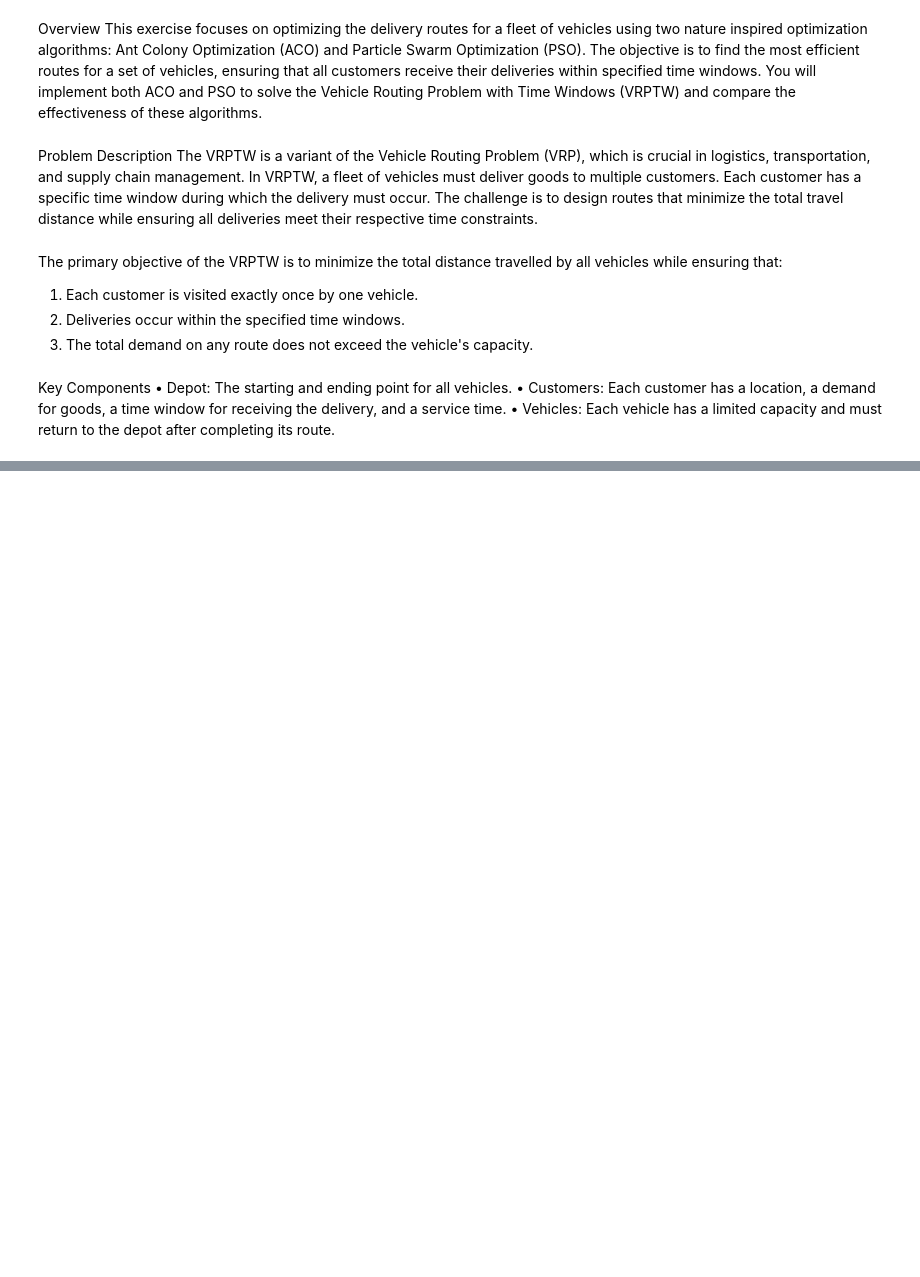
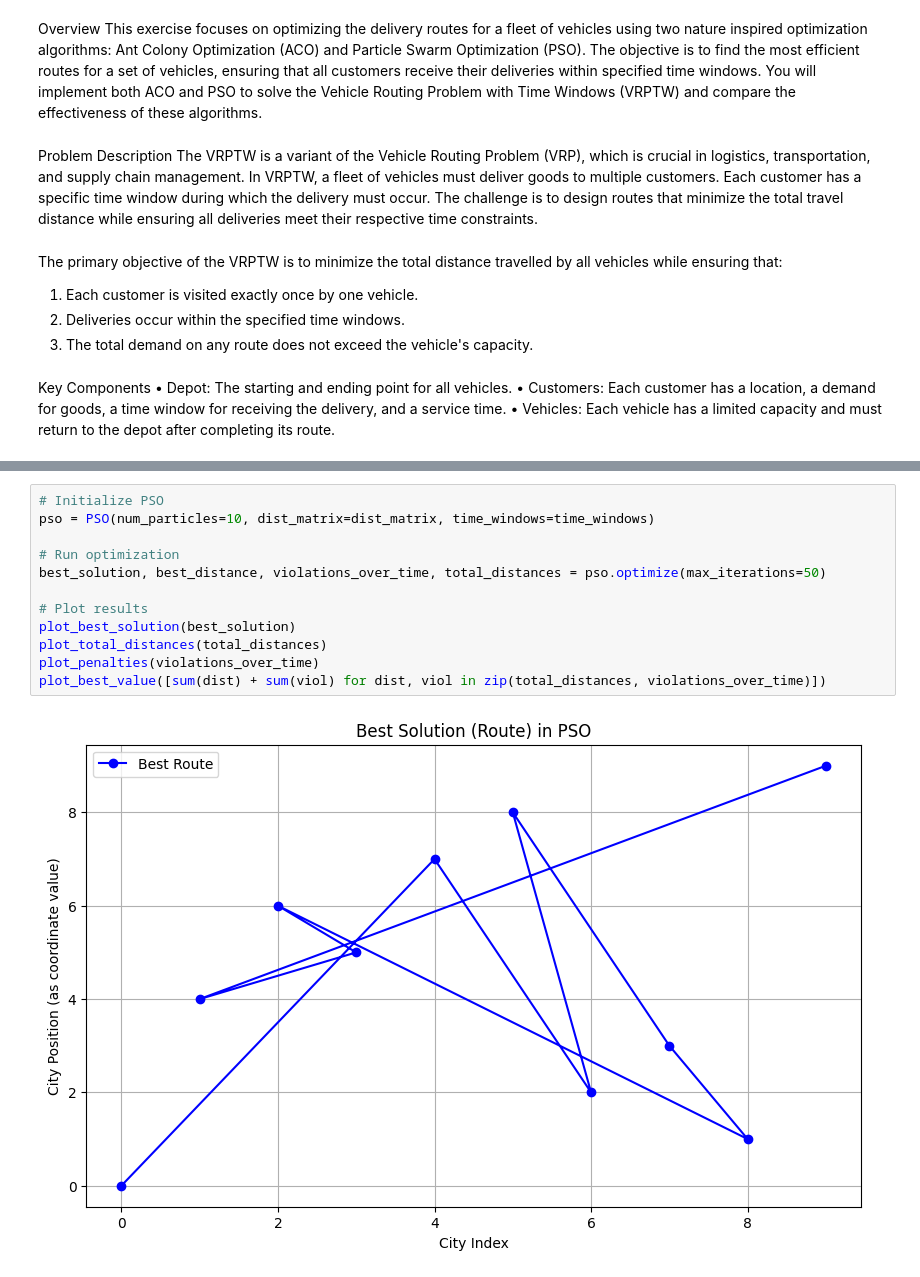
Before and after one commit to Harithelamin/ACIT4610-24H-G13, a Jupyter notebook: task-3.ipynb, the cells around one changed output, grey strips where cells are left out. Cells and saved outputs as stored; diff of their text form; blank space fills up the shorter version.

```diff
--- a/task-3.ipynb
+++ b/task-3.ipynb
@@ -246,0 +821,14 @@ class ACO_VRPTW:
+# %%
+# Initialize PSO
+pso = PSO(num_particles=10, dist_matrix=dist_matrix, time_windows=time_windows)
+
+# Run optimization
+best_solution, best_distance, violations_over_time, total_distances = pso.optimize(max_iterations=50)
+
+# Plot results
+plot_best_solution(best_solution)
+plot_total_distances(total_distances)
+plot_penalties(violations_over_time)
+plot_best_value([sum(dist) + sum(viol) for dist, viol in zip(total_distances, violations_over_time)])
+# %% [output]
+[figure, added]
```
Also changed, not shown: parts of 38 cells of this notebook, 2 other files.
